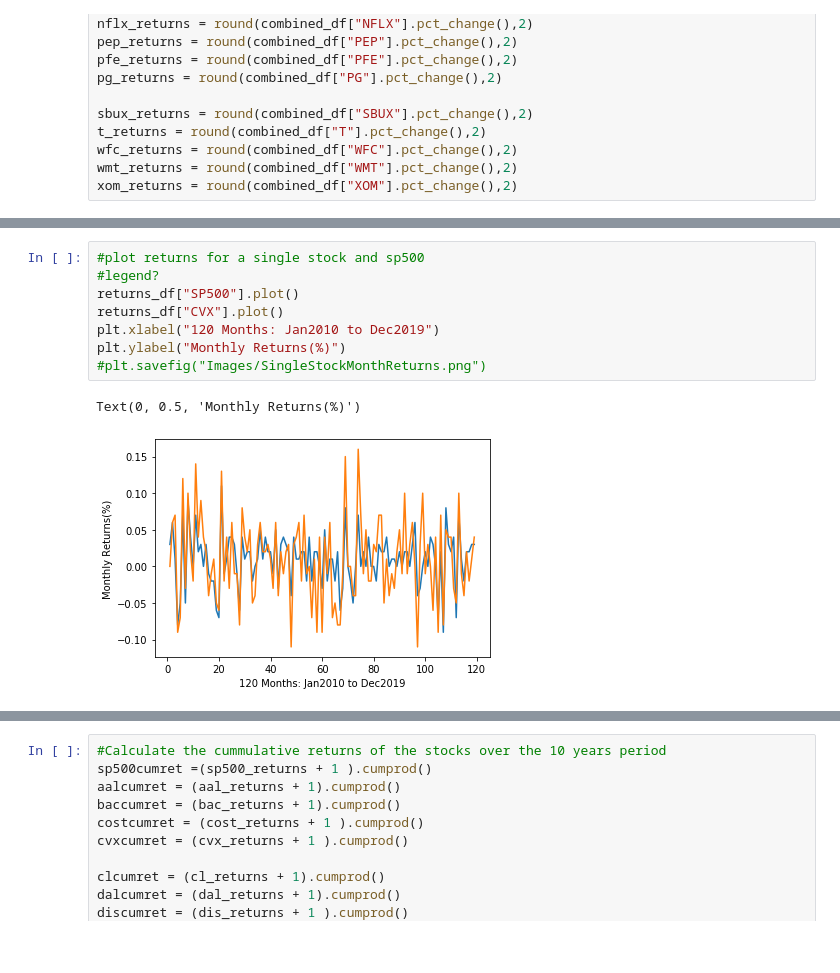
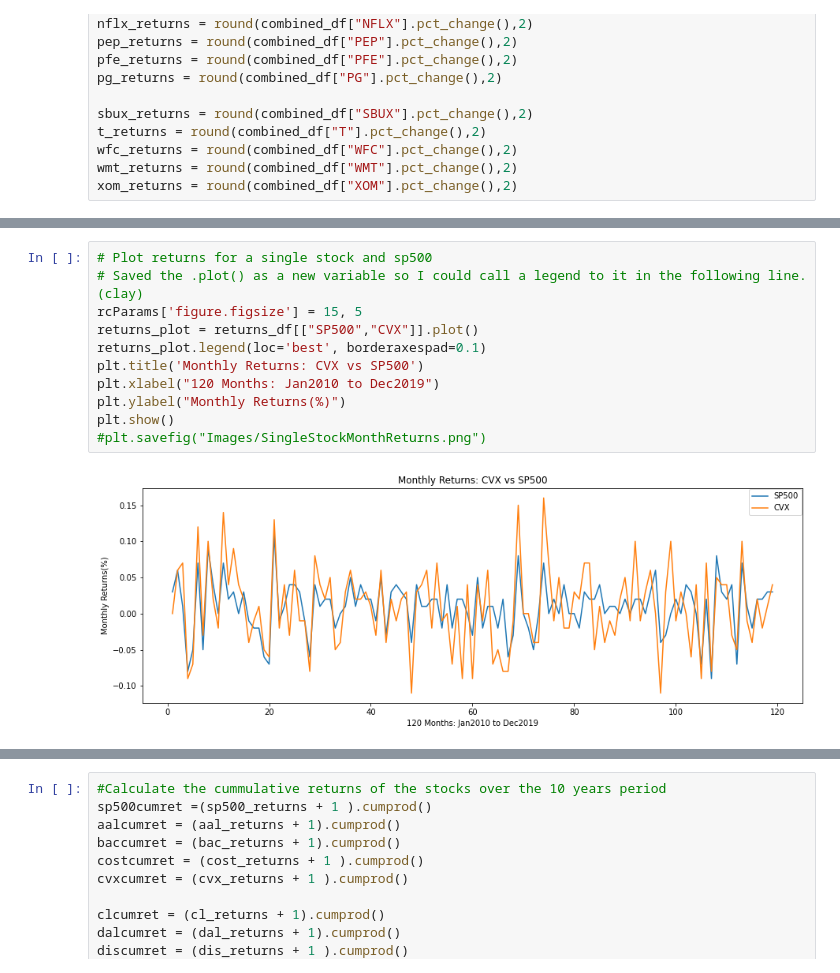
Before and after one commit to claybeaver/Group9_Project1, a Jupyter notebook: Final_notebook.ipynb, the cells around one changed output, grey strips where cells are left out. Saved outputs shown, nothing was run; the diff lists cells and outputs as text; blank space fills up the shorter version.

Commit message:
Edited plots for aesthetics, added legends where possible, cleaned data

```diff
--- a/Final_notebook.ipynb
+++ b/Final_notebook.ipynb
@@ -126,13 +96,15 @@ returns_df
 # %%
-#plot returns for a single stock and sp500
-#legend?
-returns_df["SP500"].plot()
-returns_df["CVX"].plot()
+# Plot returns for a single stock and sp500
+# Saved the .plot() as a new variable so I could call a legend to it in the following line. (clay)
+rcParams['figure.figsize'] = 15, 5
+returns_plot = returns_df[["SP500","CVX"]].plot()
+returns_plot.legend(loc='best', borderaxespad=0.1)
+plt.title('Monthly Returns: CVX vs SP500')
 plt.xlabel("120 Months: Jan2010 to Dec2019")
 plt.ylabel("Monthly Returns(%)")
+plt.show()
 #plt.savefig("Images/SingleStockMonthReturns.png")
 # %% [output]
-Text(0, 0.5, 'Monthly Returns(%)')
-[figure, old version]
+[figure, new version]
 # %%
 #Plot line plot of all returns to show monthly volatility and how they all swing on average between +-10% monthly
```
Also changed, not shown: parts of 30 cells of this notebook.
